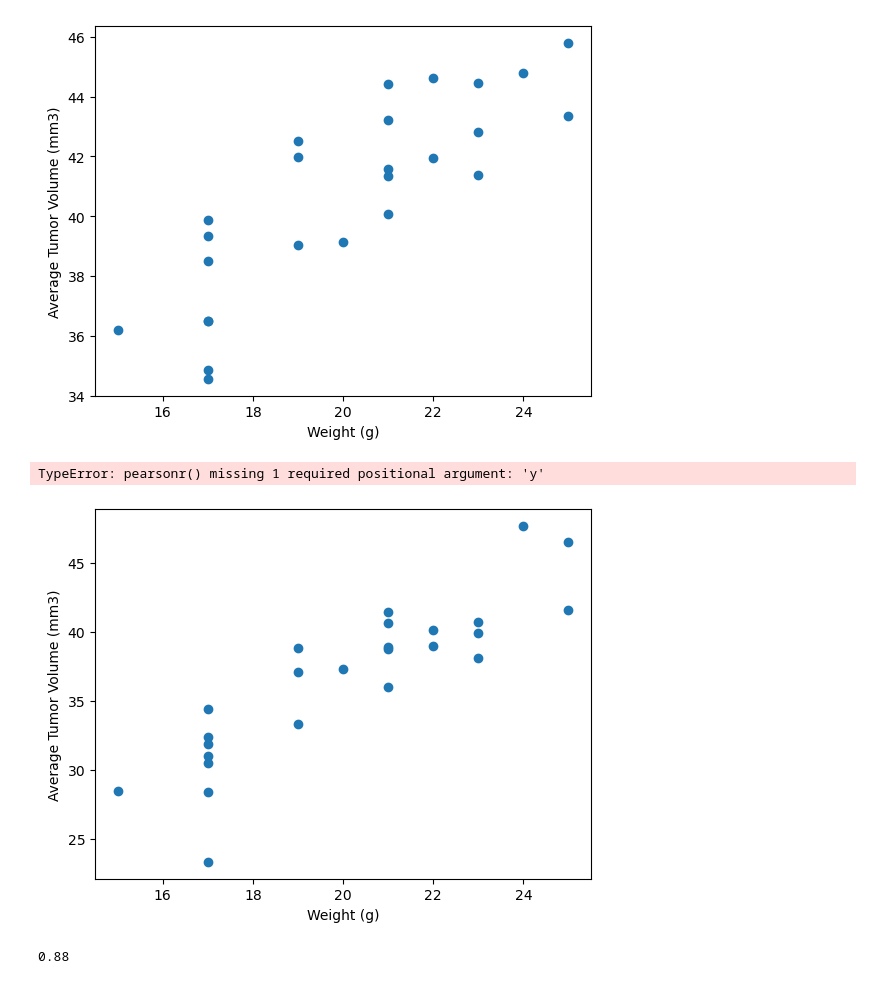
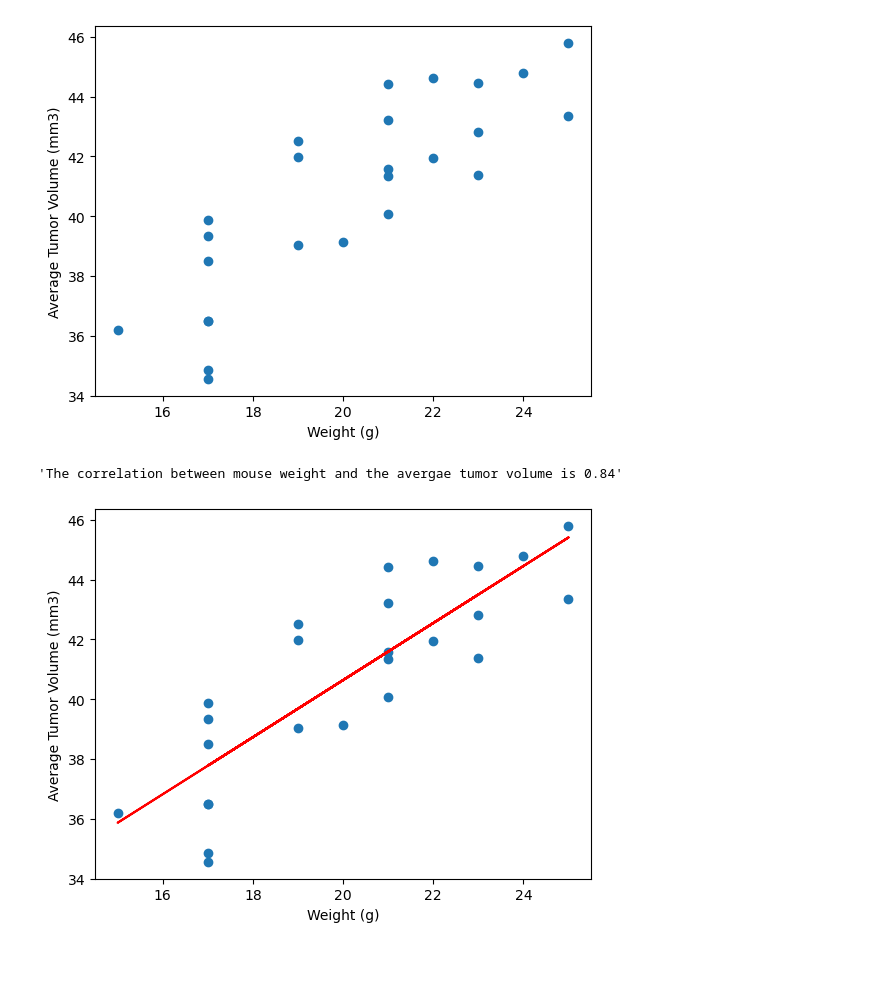
Before and after one commit to UzmaSayyeda/Matplotlib-Cancer-Treatment-Analysis, a Jupyter notebook: Matplotlib/Pymaceuticals.ipynb, the cells around one changed output. Cells and saved outputs as stored; diff of their text form; code cells hidden in the pictures.

Commit message:
fixed line and scatter plot

```diff
--- a/Matplotlib/Pymaceuticals.ipynb
+++ b/Matplotlib/Pymaceuticals.ipynb
@@ -257,22 +261,12 @@ plt.show()
 # %%
 # Generate a line plot of tumor volume vs. time point for a single mouse treated with Capomulin
 
-# mouse_sample=df2[df2.iloc[:,0] == "l509"]
-# timemouse=mouse_sample.iloc[:,1]
-# tumvolmouse=mouse_sample.iloc[:,2]
-
-cap_data = df.loc[df['Drug Regimen'] == "Capomulin"]
-mouse_sample = cap_data.loc[cap_data['Mouse ID']== 'l509']
-plt.plot(mouse_sample['Timepoint'],mouse_sample['Tumor Volume (mm3)'])
-plt.xlabel('Timepoint (days)')
-plt.ylabel('Tumor Volume (mm3)')
-plt.title('Capomulin treatment of mouse l509')
+cap_data=df[df.iloc[:,4] == "Capomulin"]
+mouse_sample=cap_data[cap_data.iloc[:,0] == "l509"]
+plt.plot(mouse_sample["Timepoint"], mouse_sample["Tumor Volume (mm3)"])
+plt.title("Capomulin treatment of mouse l509")
+plt.xlabel("Timepoint (days)")
+plt.ylabel("Tumor Volume (mm3)")
 plt.show()
-
-# plt.plot(timemouse,tumvolmouse)
-# plt.ylabel("Tumor Volume (mm3)")
-# plt.xlabel("Timepoint (days)")
-# plt.title("Capomulin treatment of mouse l509")
-# plt.show()
 # %% [output]
 [figure]
@@ -309,26 +282,30 @@ plt.ylabel('Average Tumor Volume (mm3)')
 plt.show()
 # %% [output]
 [figure]
-# %%
-st.pearsonr(cap_avg)
-# %% [output]
-TypeError: pearsonr() missing 1 required positional argument: 'y'
 # %%
 # Calculate the correlation coefficient and a linear regression model
 # for mouse weight and average observed tumor volume
 # for the entire Capomulin regimen
 
-plt.scatter(Weight,TumVol)
-plt.Line2D(Weight,TumVol)
-plt.xlabel("Weight (g)")
-plt.ylabel("Average Tumor Volume (mm3)")
+x=cap_avg["Weight (g)"]
+y=cap_avg["Tumor Volume (mm3)"]
+results=st.linregress(x,y)
 
-plt.show()
+
+correlation = round(results.rvalue, 2)
+f"The correlation between mouse weight and the avergae tumor volume is {correlation}"
 # %% [output]
-[figure, removed]
+'The correlation between mouse weight and the avergae tumor volume is 0.84'
-# %%
-correaltion=st.pearsonr(Weight,TumVol)
-correlation=round(correaltion[0],2)
-correlation
-# %% [output]
-0.88
+# %%
+m = round(results.slope,4)
+c = round(results.intercept, 4)
+y_pred = c + m * x
+
+plt.scatter(cap_avg["Weight (g)"], cap_avg["Tumor Volume (mm3)"])
+plt.xlabel('Weight (g)')
+plt.ylabel('Average Tumor Volume (mm3)')
+plt.plot(x,y_pred, c="r")
+
+plt.show()
+# %% [output]
+[figure, added]
```
Also changed, not shown: parts of 4 cells of this notebook.
